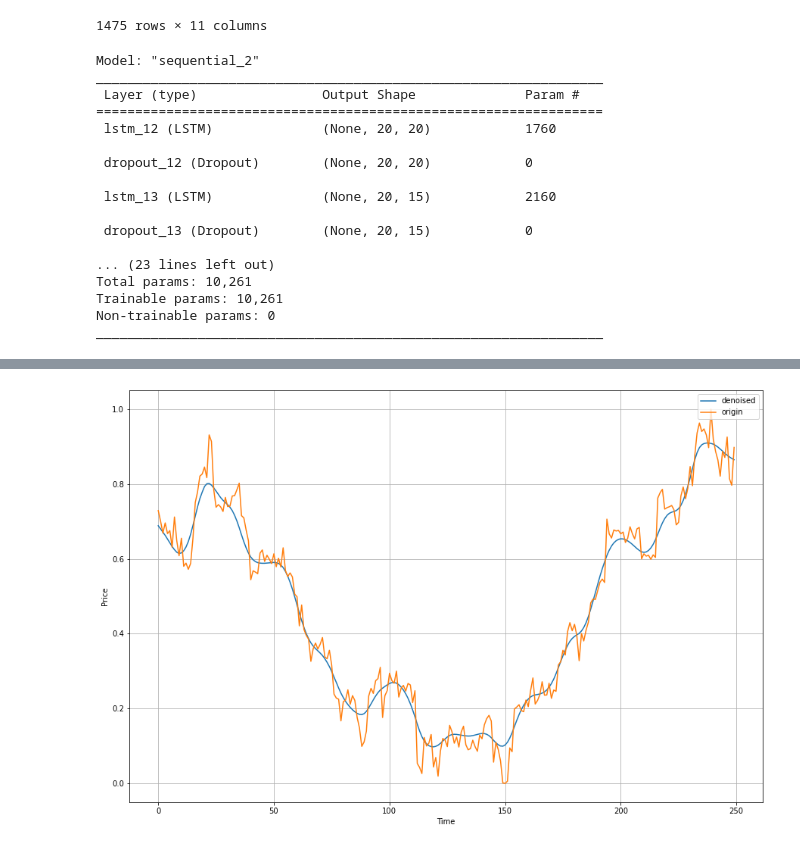
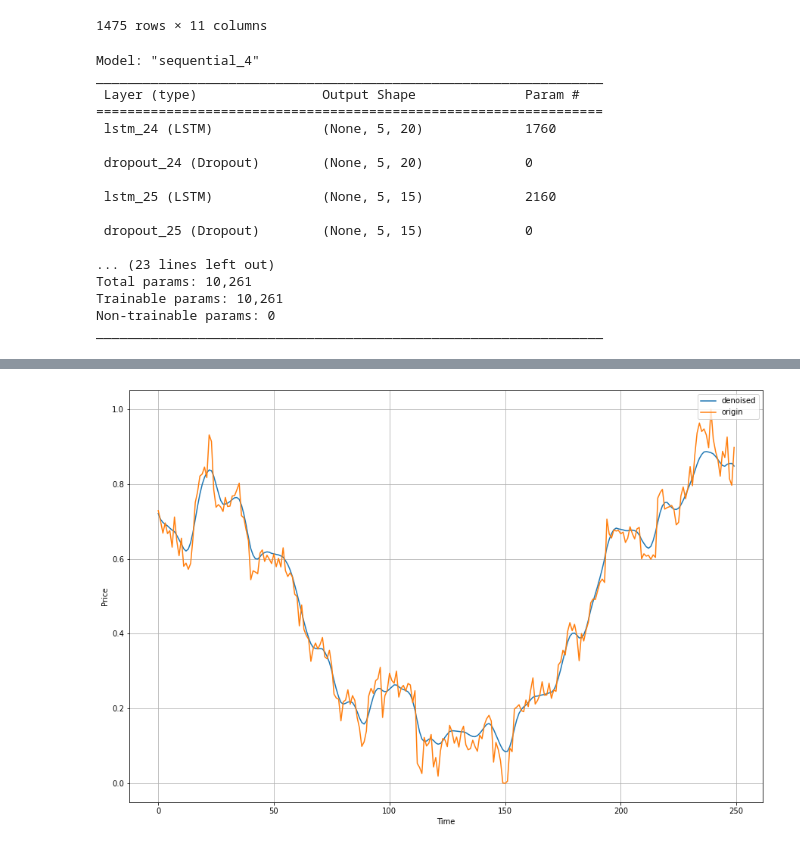
Before and after one commit to rushandgg/LSTM_Stacked_Autoencoder, a Jupyter notebook: LSTM_SAE2.ipynb, the cells around one changed output, grey strips where cells are left out. Drawn from its saved outputs; the diff is of its cells as text; code cells hidden in the pictures.

```diff
--- a/LSTM_SAE2.ipynb
+++ b/LSTM_SAE2.ipynb
@@ -89,7 +90,7 @@ def Train(vb):
     else:
         history = model.fit(x_train, y_train, epochs=500, batch_size=10,validation_split=0.1, verbose = 0, shuffle=True)
 # %%
-def Output(show):
+def Output(show, size):
     global mean_list, mean_list2
 
     # Predict
@@ -98,17 +99,17 @@ def Output(show):
     # Sum all window size units
     mean_list = [0 for i in range(len(df))]
     for i in range(len(window_list)):
-        for j in range(20):
+        for j in range(size):
             mean_list[i+j] += pred[i][j]
 
     # Calculate average
     mean_list2= []
-    count = 19
+    count = size-1
     for i in range(len(mean_list)):
-        if i < 20:
+        if i < size:
             mean_list2.append(mean_list[i] / (i+1))
-        elif i >=20 and (i <= len(mean_list)-20):
-            mean_list2.append(mean_list[i] / 20)
+        elif i >= size and (i <= len(mean_list)-size):
+            mean_list2.append(mean_list[i] / size)
         else:
             mean_list2.append(mean_list[i] / count)
             count -= 1
@@ -155,20 +156,20 @@ Data_Load()
 | 1474 | KOSPI | 삼성전자 | 5930 | 2021-12-30 | 78900 | 79500 | 78100 | 78300 | -0.63 | 14236700 | 0.814544 |
 1475 rows × 11 columns
 # %%
-Slice_Window(20)
+Slice_Window(5)
 Build_Model()
 # %% [output]
-Model: "sequential_2"
+Model: "sequential_4"
 _________________________________________________________________
  Layer (type)                Output Shape              Param #
 =================================================================
- lstm_12 (LSTM)              (None, 20, 20)            1760
+ lstm_24 (LSTM)              (None, 5, 20)             1760
 
- dropout_12 (Dropout)        (None, 20, 20)            0
+ dropout_24 (Dropout)        (None, 5, 20)             0
 
- lstm_13 (LSTM)              (None, 20, 15)            2160
+ lstm_25 (LSTM)              (None, 5, 15)             2160
 
- dropout_13 (Dropout)        (None, 20, 15)            0
+ dropout_25 (Dropout)        (None, 5, 15)             0
 
 ... (23 lines left out)
 Total params: 10,261
@@ -180,8 +181,8 @@ _________________________________________________________________
 
 # Attempt several model training
 MAE_list = []
-for i in range(0,10):
+for i in range(0,1):
     Train(0)
-    Output(0)
+    Output(1,5)
     MAE_list.append(Check_MAE())
 # %% [output]
@@ -208,12 +190 @@ Complete
+[figure, added]
-# %%
-price = list(df["Close"])
-plt.figure(figsize = (15,10))
-plt.plot(mean_list2, label = 'denoised')
-plt.plot(price, label = 'origin')
-plt.grid()
-plt.legend(loc ='upper right')
-plt.xlabel('Time')
-plt.ylabel('Price')
-plt.show()
-# %% [output]
-[figure, removed]
```
Also changed, not shown: parts of 5 cells of this notebook, 3 other files.
